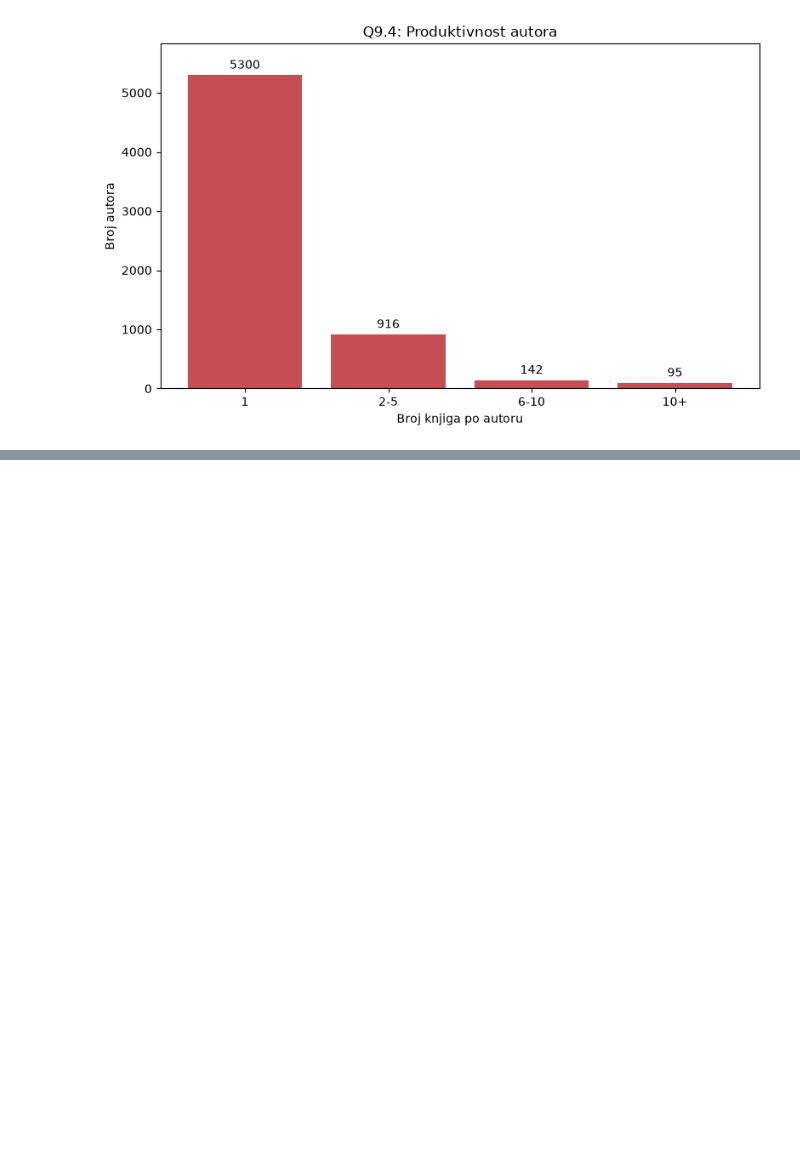
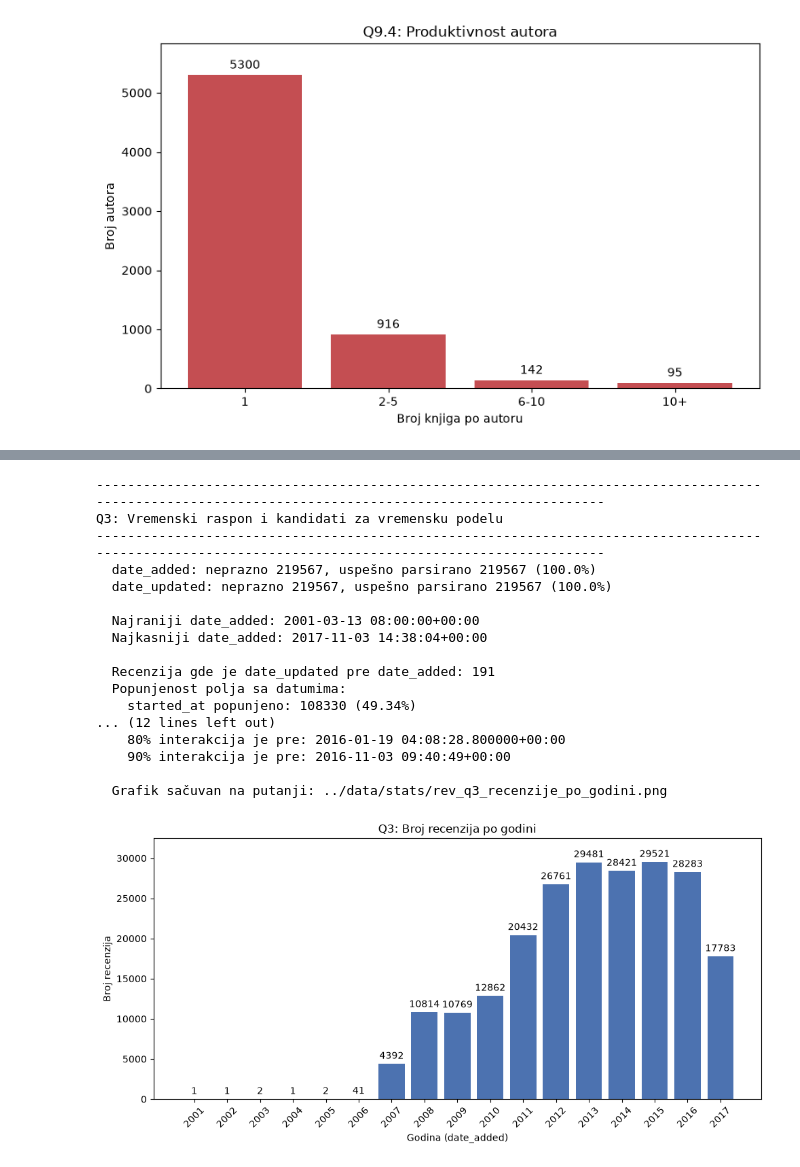
Before and after one commit to neshko31/AI-agent-za-biblioteku, a Jupyter notebook: VectorDatabaseService/scripts/data_stats.ipynb, the cells around one changed output, grey strips where cells are left out. Cells and saved outputs as stored; diff of their text form; code cells hidden in the pictures; blank space fills up the shorter version.

```diff
--- a/VectorDatabaseService/scripts/data_stats.ipynb
+++ b/VectorDatabaseService/scripts/data_stats.ipynb
@@ -1597,0 +1958,59 @@ Robert Louis Stevenson          27
+# %%
+# 3 - Vremenski raspon i kandidati za vremensku podelu
+print_header(3, "Vremenski raspon i kandidati za vremensku podelu")
+
+for col in ["date_added", "date_updated"]:
+    non_empty = col_or_nan(reviews_df, col).fillna("").astype(str).str.strip().ne("").sum()
+    parsed = reviews_df[col + "_dt"].notna().sum()
+    print(f"  {col}: neprazno {non_empty}, uspešno parsirano {parsed} ({pct(parsed, non_empty)}%)")
+
+dated = reviews_df["date_added_dt"].dropna()
+if len(dated):
+    print(f"\n  Najraniji date_added: {dated.min()}")
+    print(f"  Najkasniji date_added: {dated.max()}\n")
+
+n_updated_before_added = (reviews_df["date_updated_dt"] < reviews_df["date_added_dt"]).sum()
+print(f"  Recenzija gde je date_updated pre date_added: {n_updated_before_added}")
+
+print("  Popunjenost polja sa datumima:")
+for col in ["started_at", "finished_at", "date_updated", "date_added"]:
+    filled = col_or_nan(reviews_df, col).fillna("").astype(str).str.strip().ne("").sum()
+    print(f"    {col} popunjeno: {filled} ({pct(filled, len(reviews_df))}%)")
+
+rated_dates = reviews_df["date_added_dt"].dropna()
+if len(rated_dates):
+    print("\n  Vremenska raspodela broja recenzija po kvantilima:")
+    for q in EVAL_SPLIT_QUANTILES:
+        print(f"    {int(q * 100)}% interakcija je pre: {quantile_date(rated_dates, q)}")
+
+print()
+per_year = reviews_df["date_added_dt"].dt.year.value_counts().sort_index()
+if len(per_year):
+    fig, ax = plt.subplots(figsize=(10, 5))
+    bars = ax.bar(per_year.index.astype(int).astype(str), per_year.values, color="#4C72B0")
+    ax.bar_label(bars, padding=3)
+    ax.margins(y=0.1)
+    ax.set_xlabel("Godina (date_added)")
+    ax.set_ylabel("Broj recenzija")
+    ax.set_title("Q3: Broj recenzija po godini")
+    plt.setp(ax.get_xticklabels(), rotation=45)
+    save_and_show(fig, "rev_q3_recenzije_po_godini.png")
+# %% [output]
+------------------------------------------------------------------------------------------------------------------------------------------------------
+Q3: Vremenski raspon i kandidati za vremensku podelu
+------------------------------------------------------------------------------------------------------------------------------------------------------
+  date_added: neprazno 219567, uspešno parsirano 219567 (100.0%)
+  date_updated: neprazno 219567, uspešno parsirano 219567 (100.0%)
+
+  Najraniji date_added: 2001-03-13 08:00:00+00:00
+  Najkasniji date_added: 2017-11-03 14:38:04+00:00
+
+  Recenzija gde je date_updated pre date_added: 191
+  Popunjenost polja sa datumima:
+    started_at popunjeno: 108330 (49.34%)
+... (12 lines left out)
+    80% interakcija je pre: 2016-01-19 04:08:28.800000+00:00
+    90% interakcija je pre: 2016-11-03 09:40:49+00:00
+
+  Grafik sačuvan na putanji: ../data/stats/rev_q3_recenzije_po_godini.png
+[figure, added]
```
Also changed, not shown: parts of 29 cells of this notebook.
